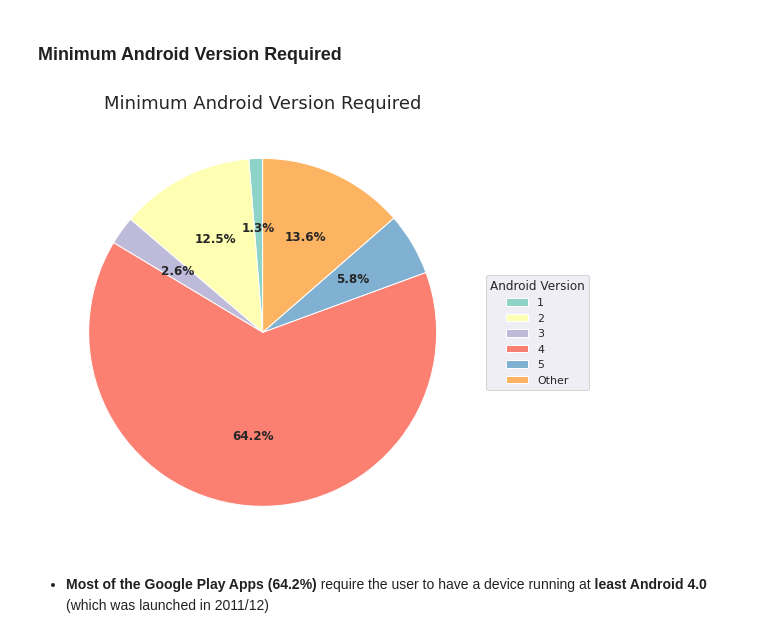
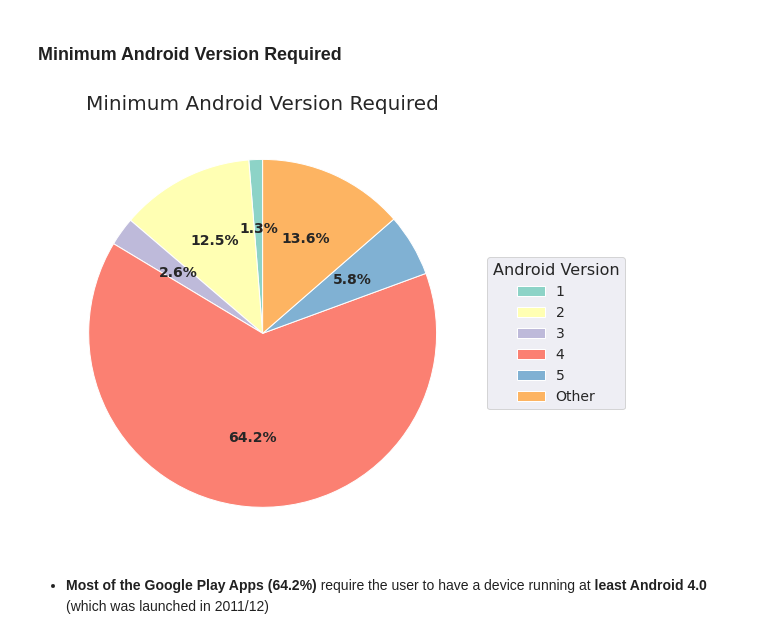
Before and after one commit to kimurarh/googleplay-analysis, a Jupyter notebook: Google-Play-Store-Analysis.ipynb, the cells around one changed output. Cells and saved outputs as stored; diff of their text form; code cells hidden in the pictures.

```diff
--- a/Google-Play-Store-Analysis.ipynb
+++ b/Google-Play-Store-Analysis.ipynb
@@ -131,14 +131,12 @@ df_apps[df_apps['Type'] == '0']
 | 10472 | Life Made WI-Fi Touchscreen Photo... | 1.9 | 19.0 | 3.0M | 1,000+ | Free | 0 | Everyone | NaN | February 11, 2018 | ... |
 # %% [markdown]
 * This row values have been misplaced. We'll be fixing it:
-# %%
-df_apps.iloc[10472] = df_apps.iloc[10472].replace(['1.9', 19.0, '3.0M', '1,000+', 'Free', '0', 'Everyone', 'February 11, 2018'], ['LIFESTYLE', 1.9, '19.0', '3.0M', '1,000+', 'Free', '0', 'Lifestyle'])
-
-version_column = df_apps.columns.get_loc('Android Ver')
-df_apps.iloc[10472, version_column] = '4.0 and up'
-
-content_rating_column = df_apps.columns.get_loc('Content Rating')
-df_apps.iloc[10472, content_rating_column] = 'Everyone'
+# %%
+df_apps.iloc[10472] = df_apps.iloc[10472].shift(periods=1)
+df_apps.iloc[10472, 0] = df_apps.iloc[10472].loc['Category']
+df_apps.iloc[10472, 1] = 'LIFESTYLE'
+df_apps.iloc[10472, -2] = 'Lifestyle'
+df_apps.iloc[10472, -1] = '4.0 and up'
 # %%
 df_apps['Type'].value_counts()
 # %% [output]
@@ -175,3 +158,5 @@ dtype: int64
+# %%
+df_apps['Rating'].fillna(0, inplace=True)
 # %% [markdown]
 ### Reviews
 # %% [markdown]
@@ -218,3 +209,5 @@ df_apps['Android Ver'] = df_apps['Android Ver'].apply(lambda x: x.split('.')[0])
+# %%
+df_apps['Rating'] = pd.to_numeric(df_apps['Rating'])
 # %% [markdown]
 ### Rename column
 # %%
@@ -477,25 +483,25 @@ plt.show()
 # %%
 android_version_cont = df_apps.groupby(['Android Ver']).size()
 
 # Organize android version categories
 android_version_cont = android_version_cont[android_version_cont > 100]
 android_version_cont.drop(['Varies with device'], inplace=True)
 other = pd.Series([df_apps.shape[0] - android_version_cont.sum()], index=['Other'])
 android_version_cont = android_version_cont.append(other)
 
 # Generate Labels and Values
 labels = android_version_cont.index
 values = android_version_cont.values
 
 # Plot
 fig, ax = plt.subplots(figsize=(10,8))
-wedges, text, autotexts = ax.pie(values, startangle=90, autopct='%1.1f%%', textprops={'fontsize': 12})
-ax.legend(wedges, labels, title='Android Version', loc='center left', bbox_to_anchor=(1, 0, 0.5, 1))
-plt.setp(autotexts, size=12, weight='bold')
-ax.set_title("Minimum Android Version Required", fontsize=18)
+wedges, text, autotexts = ax.pie(values, startangle=90, autopct='%1.1f%%')
+ax.legend(wedges, labels, title='Android Version', loc='center left', bbox_to_anchor=(1, 0, 0.5, 1), title_fontsize=16, fontsize=14)
+plt.setp(autotexts, size=14, weight='bold')
+ax.set_title("Minimum Android Version Required", fontsize=20)
 plt.show()
 # %% [output]
-[figure, old version]
+[figure, new version]
 # %% [markdown]
 * <strong>Most of the Google Play Apps (64.2%)</strong> require the user to have a device running at <strong>least Android 4.0</strong> (which was launched in 2011/12)
 # %% [markdown]
```
Also changed, not shown: parts of 46 cells of this notebook.
